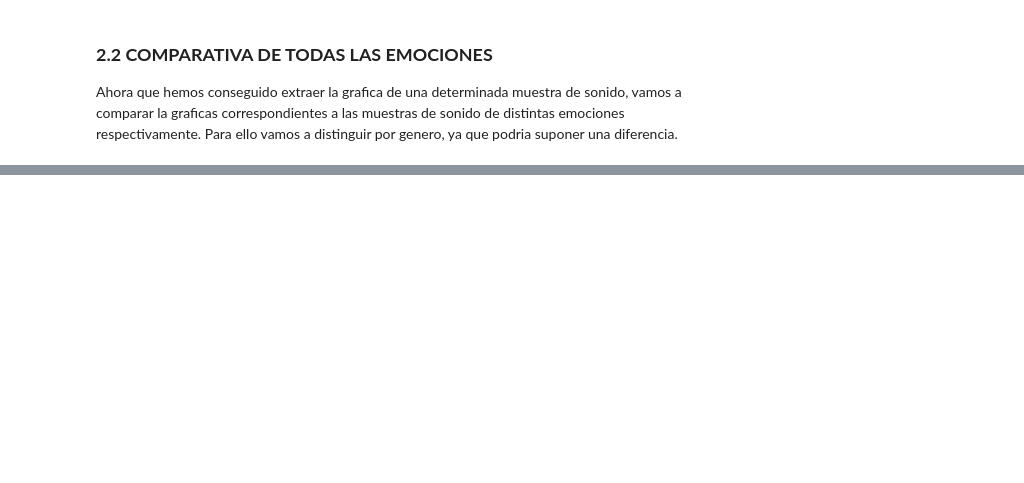
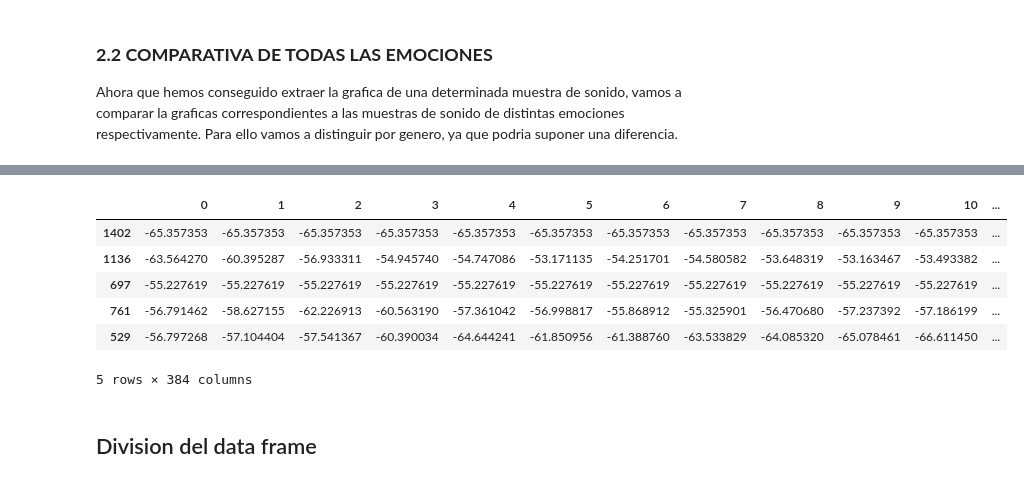
Before and after one commit to Luisa13/Speech_Emotion_Recogntion_in_Foreign_Language, a Jupyter notebook: notebooks/English/3_SER_RAVDESS_English_Augmentation.ipynb, the cells around one changed output, grey strips where cells are left out. Saved outputs shown, nothing was run; the diff lists cells and outputs as text; code cells hidden in the pictures; blank space fills up the shorter version.

```diff
--- a/notebooks/English/3_SER_RAVDESS_English_Augmentation.ipynb
+++ b/notebooks/English/3_SER_RAVDESS_English_Augmentation.ipynb
@@ -294,0 +444,22 @@ ipd.Audio(data_pitch, rate=16000)
+# %%
+features_wn = get_features(EnglishSpeech_df, get_features_white_noise)
+# %%
+f_df = pd.DataFrame(features_wn['data'].values.tolist())
+# Combino los dos datasets: El original y el modificado
+features_wn_df = pd.concat([features_std, f_df], ignore_index=True, axis = 1)
+features_complete_df = pd.concat((features_wn_df, EnglishSpeech_df['gender'], EnglishSpeech_df['emotion']), axis = 1)
+
+features_complete_df = features_complete_df.fillna(0)
+# %%
+random_aux = shuffle(features_complete_df)
+random_aux.head()
+# %% [output]
+|  | 0 | 1 | 2 | 3 | 4 | 5 | 6 | 7 | 8 | 9 | 10 | ... |
+| 1402 | -65.357353 | -65.357353 | -65.357353 | -65.357353 | -65.357353 | -65.357353 | -65.357353 | -65.357353 | -65.357353 | -65.357353 | -65.357353 | ... |
+| 1136 | -63.564270 | -60.395287 | -56.933311 | -54.945740 | -54.747086 | -53.171135 | -54.251701 | -54.580582 | -53.648319 | -53.163467 | -53.493382 | ... |
+| 697 | -55.227619 | -55.227619 | -55.227619 | -55.227619 | -55.227619 | -55.227619 | -55.227619 | -55.227619 | -55.227619 | -55.227619 | -55.227619 | ... |
+| 761 | -56.791462 | -58.627155 | -62.226913 | -60.563190 | -57.361042 | -56.998817 | -55.868912 | -55.325901 | -56.470680 | -57.237392 | -57.186199 | ... |
+| 529 | -56.797268 | -57.104404 | -57.541367 | -60.390034 | -64.644241 | -61.850956 | -61.388760 | -63.533829 | -64.085320 | -65.078461 | -66.611450 | ... |
+5 rows × 384 columns
+# %% [markdown]
+## Division del data frame
```
Also changed, not shown: parts of 21 cells of this notebook.
